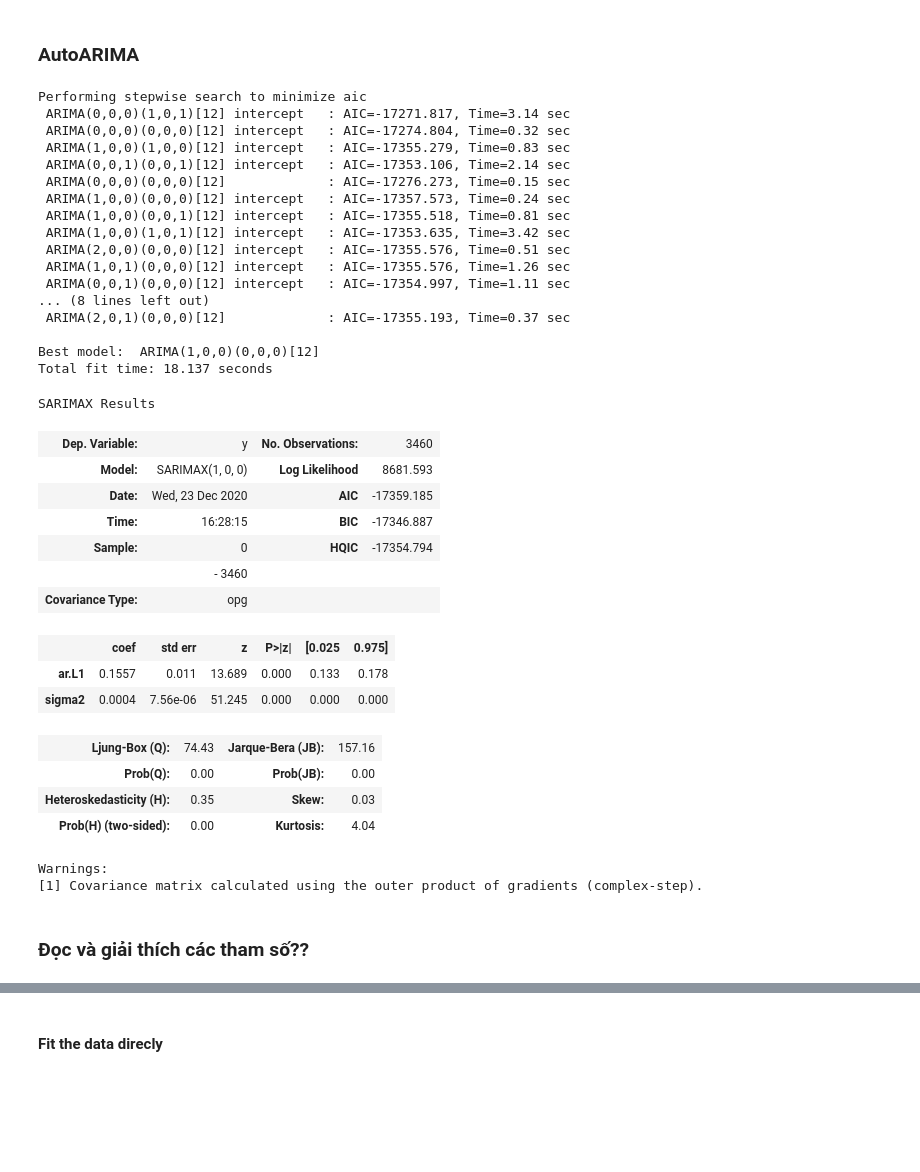
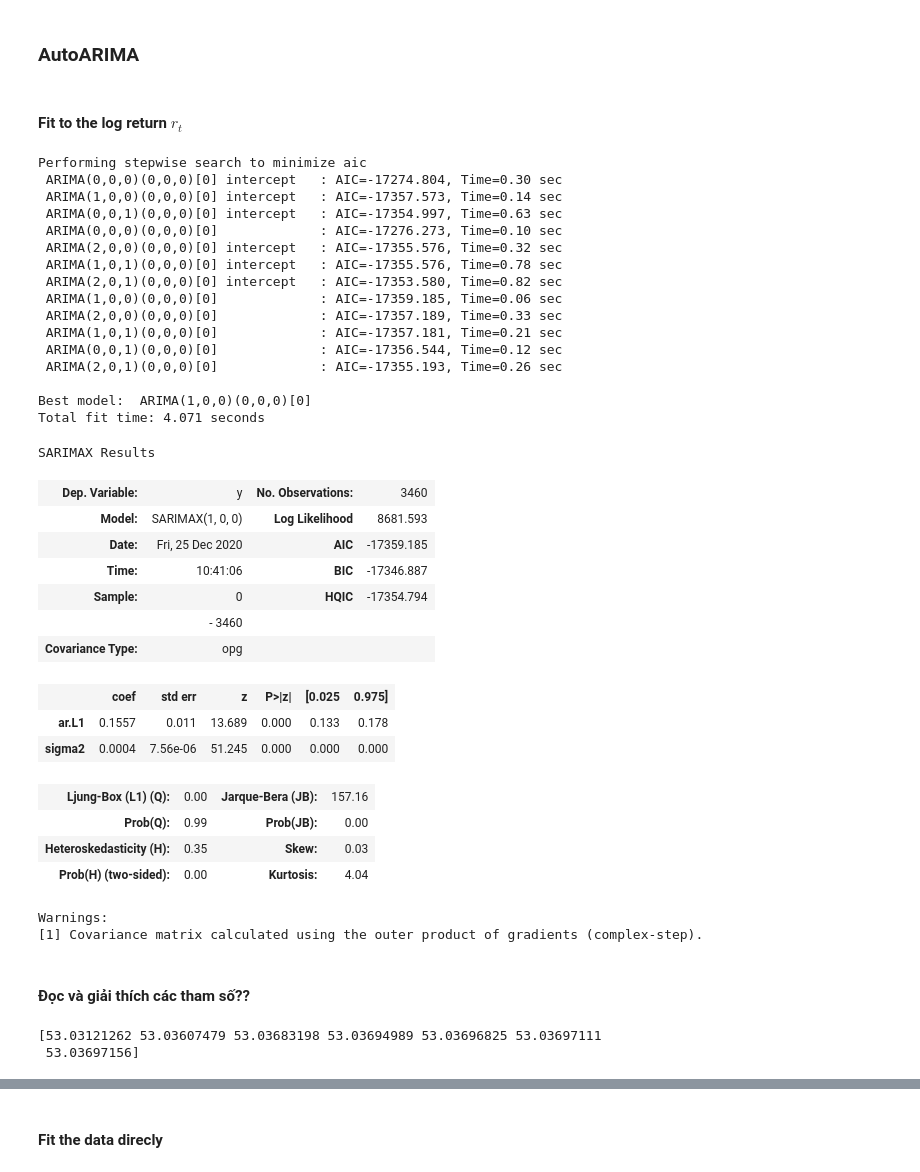
Before and after one commit to vantuan5644/StockPriceForecasting, a Jupyter notebook: notebooks/EDA_baseline.ipynb, the cells around one changed output, grey strips where cells are left out. Cells and saved outputs as stored; diff of their text form; code cells hidden in the pictures; blank space fills up the shorter version.

```diff
--- a/notebooks/EDA_baseline.ipynb
+++ b/notebooks/EDA_baseline.ipynb
@@ -465,49 +472,50 @@ plt.show()
 from pmdarima import auto_arima
 from statsmodels.tsa.statespace.sarimax import SARIMAX
 from statsmodels.tsa.arima_model import ARIMA
+# %% [markdown]
+#### Fit to the log return $r_t$
 # %%
 stepwise_fit = auto_arima(r_t, start_p=0, start_q=0,
                           max_p=6, max_q=3,
-                          seasonal=True, m=12,
+                          seasonal=True, m=1,
                           trace=True,
                           error_action='ignore',
                           suppress_warnings=True,
                          )
 stepwise_fit.summary()
 # %% [output]
 Performing stepwise search to minimize aic
- ARIMA(0,0,0)(1,0,1)[12] intercept   : AIC=-17271.817, Time=3.14 sec
- ARIMA(0,0,0)(0,0,0)[12] intercept   : AIC=-17274.804, Time=0.32 sec
- ARIMA(1,0,0)(1,0,0)[12] intercept   : AIC=-17355.279, Time=0.83 sec
- ARIMA(0,0,1)(0,0,1)[12] intercept   : AIC=-17353.106, Time=2.14 sec
- ARIMA(0,0,0)(0,0,0)[12]             : AIC=-17276.273, Time=0.15 sec
- ARIMA(1,0,0)(0,0,0)[12] intercept   : AIC=-17357.573, Time=0.24 sec
- ARIMA(1,0,0)(0,0,1)[12] intercept   : AIC=-17355.518, Time=0.81 sec
- ARIMA(1,0,0)(1,0,1)[12] intercept   : AIC=-17353.635, Time=3.42 sec
- ARIMA(2,0,0)(0,0,0)[12] intercept   : AIC=-17355.576, Time=0.51 sec
- ARIMA(1,0,1)(0,0,0)[12] intercept   : AIC=-17355.576, Time=1.26 sec
- ARIMA(0,0,1)(0,0,0)[12] intercept   : AIC=-17354.997, Time=1.11 sec
-... (8 lines left out)
- ARIMA(2,0,1)(0,0,0)[12]             : AIC=-17355.193, Time=0.37 sec
+ ARIMA(0,0,0)(0,0,0)[0] intercept   : AIC=-17274.804, Time=0.30 sec
+ ARIMA(1,0,0)(0,0,0)[0] intercept   : AIC=-17357.573, Time=0.14 sec
+ ARIMA(0,0,1)(0,0,0)[0] intercept   : AIC=-17354.997, Time=0.63 sec
+ ARIMA(0,0,0)(0,0,0)[0]             : AIC=-17276.273, Time=0.10 sec
+ ARIMA(2,0,0)(0,0,0)[0] intercept   : AIC=-17355.576, Time=0.32 sec
+ ARIMA(1,0,1)(0,0,0)[0] intercept   : AIC=-17355.576, Time=0.78 sec
+ ARIMA(2,0,1)(0,0,0)[0] intercept   : AIC=-17353.580, Time=0.82 sec
+ ARIMA(1,0,0)(0,0,0)[0]             : AIC=-17359.185, Time=0.06 sec
+ ARIMA(2,0,0)(0,0,0)[0]             : AIC=-17357.189, Time=0.33 sec
+ ARIMA(1,0,1)(0,0,0)[0]             : AIC=-17357.181, Time=0.21 sec
+ ARIMA(0,0,1)(0,0,0)[0]             : AIC=-17356.544, Time=0.12 sec
+ ARIMA(2,0,1)(0,0,0)[0]             : AIC=-17355.193, Time=0.26 sec
 
-Best model:  ARIMA(1,0,0)(0,0,0)[12]
-Total fit time: 18.137 seconds
+Best model:  ARIMA(1,0,0)(0,0,0)[0]
+Total fit time: 4.071 seconds
 SARIMAX Results
 | Dep. Variable: | y | No. Observations: | 3460 |
 | Model: | SARIMAX(1, 0, 0) | Log Likelihood | 8681.593 |
-| Date: | Wed, 23 Dec 2020 | AIC | -17359.185 |
-| Time: | 16:28:15 | BIC | -17346.887 |
+| Date: | Fri, 25 Dec 2020 | AIC | -17359.185 |
+| Time: | 10:41:06 | BIC | -17346.887 |
 | Sample: | 0 | HQIC | -17354.794 |
 |  | - 3460 |  |  |
 | Covariance Type: | opg |  |  |
 |  | coef | std err | z | P>|z| | [0.025 | 0.975] |
 | ar.L1 | 0.1557 | 0.011 | 13.689 | 0.000 | 0.133 | 0.178 |
 | sigma2 | 0.0004 | 7.56e-06 | 51.245 | 0.000 | 0.000 | 0.000 |
-| Ljung-Box (Q): | 74.43 | Jarque-Bera (JB): | 157.16 |
-| Prob(Q): | 0.00 | Prob(JB): | 0.00 |
+| Ljung-Box (L1) (Q): | 0.00 | Jarque-Bera (JB): | 157.16 |
+| Prob(Q): | 0.99 | Prob(JB): | 0.00 |
 | Heteroskedasticity (H): | 0.35 | Skew: | 0.03 |
 | Prob(H) (two-sided): | 0.00 | Kurtosis: | 4.04 |
 Warnings:
 [1] Covariance matrix calculated using the outer product of gradients (complex-step).
 # %% [markdown]
-### Đọc và giải thích các tham số??
+#### Đọc và giải thích các tham số??
@@ -513,0 +534,6 @@ Warnings:
+# %%
+y_pred = get_x_t(log_return_pred, last_obs=train_data[target_col].iloc[-1])
+print(y_pred)
+# %% [output]
+[53.03121262 53.03607479 53.03683198 53.03694989 53.03696825 53.03697111
+ 53.03697156]
```
Also changed, not shown: parts of 57 cells of this notebook, 1 other file.
